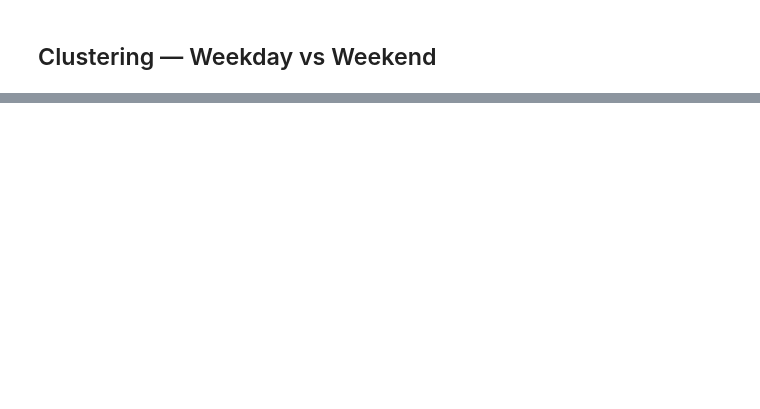
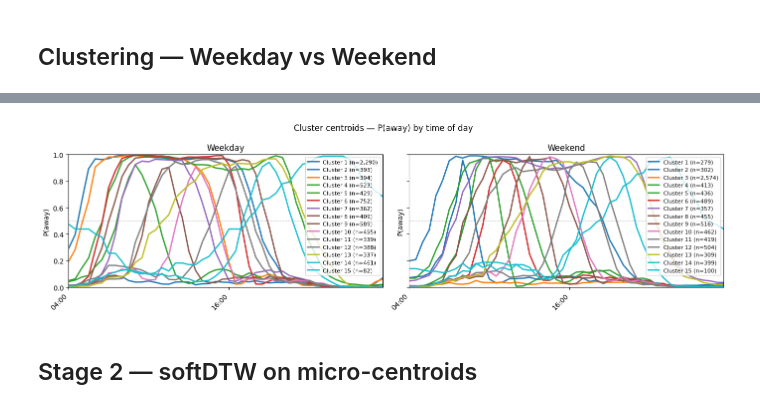
Before and after one commit to AmberJiayuSu/OBGeneration, a Jupyter notebook: assumption/clustered_MC.ipynb, the cells around one changed output, grey strips where cells are left out. Cells and saved outputs as stored; diff of their text form; code cells hidden in the pictures; blank space fills up the shorter version.

```diff
--- a/assumption/clustered_MC.ipynb
+++ b/assumption/clustered_MC.ipynb
@@ -273,0 +244,38 @@ plot_centroids_2state(km_we, labels_we, 'Weekend Clusters')
+# %%
+xticks  = np.arange(0, N_BINS + 1, 24)
+xlabels = [f'{(4 + t * BIN_SIZE // 60) % 24:02d}:00' for t in xticks]
+
+def get_centroid(km, c):
+    centers = km.cluster_centers_
+    return centers[c, :, 0] if centers.ndim == 3 else centers[c]
+
+fig, axes = plt.subplots(1, 2, figsize=(14, 4), sharey=True)
+
+for ax, km, labels, title in [
+    (axes[0], km_wd, labels_wd, 'Weekday'),
+    (axes[1], km_we, labels_we, 'Weekend'),
+]:
+    k      = km.n_clusters
+    colors = plt.cm.tab10(np.linspace(0, 1, k))
+    order  = np.argsort([get_centroid(km, c).argmax() for c in range(k)])
+
+    for rank, c in enumerate(order):
+        centroid = get_centroid(km, c)
+        n_c      = (labels == c).sum()
+        ax.plot(range(N_BINS), centroid, color=colors[rank],
+                linewidth=2, label=f'Cluster {rank+1} (n={n_c:,})')
+
+    ax.set_title(title)
+    ax.set_xticks(xticks); ax.set_xticklabels(xlabels, rotation=45, ha='right')
+    ax.set_ylim(0, 1); ax.set_xlim(0, N_BINS - 1)
+    ax.set_ylabel('P(away)')
+    ax.axhline(0.5, color='grey', linewidth=0.8, linestyle='--', alpha=0.5)
+    ax.legend(fontsize=8)
+
+fig.suptitle('Cluster centroids — P(away) by time of day', fontsize=12)
+plt.tight_layout()
+plt.show()
+# %% [output]
+[figure, added]
+# %% [markdown]
+## Stage 2 — softDTW on micro-centroids
```
Also changed, not shown: parts of 29 cells of this notebook, 10 other files.
